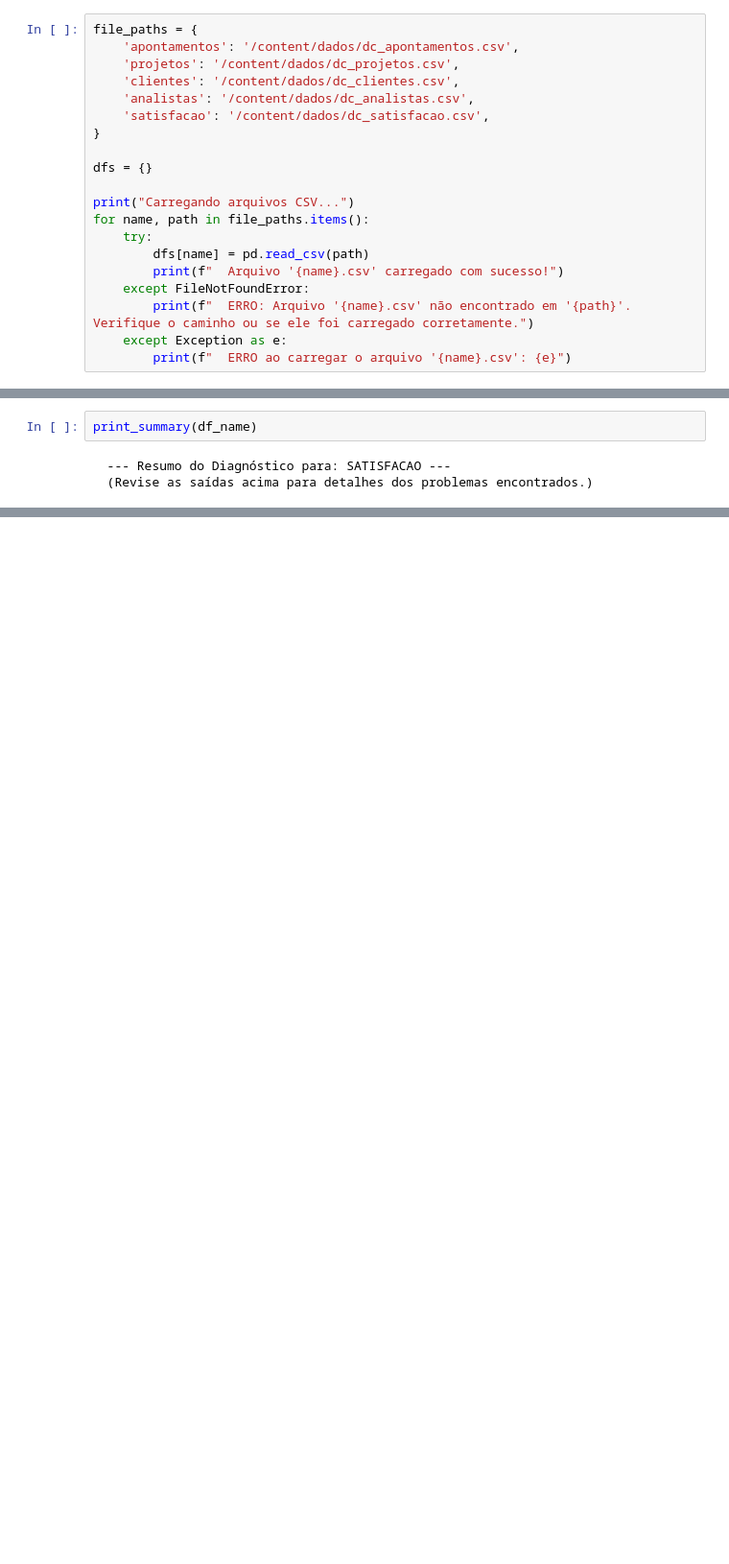
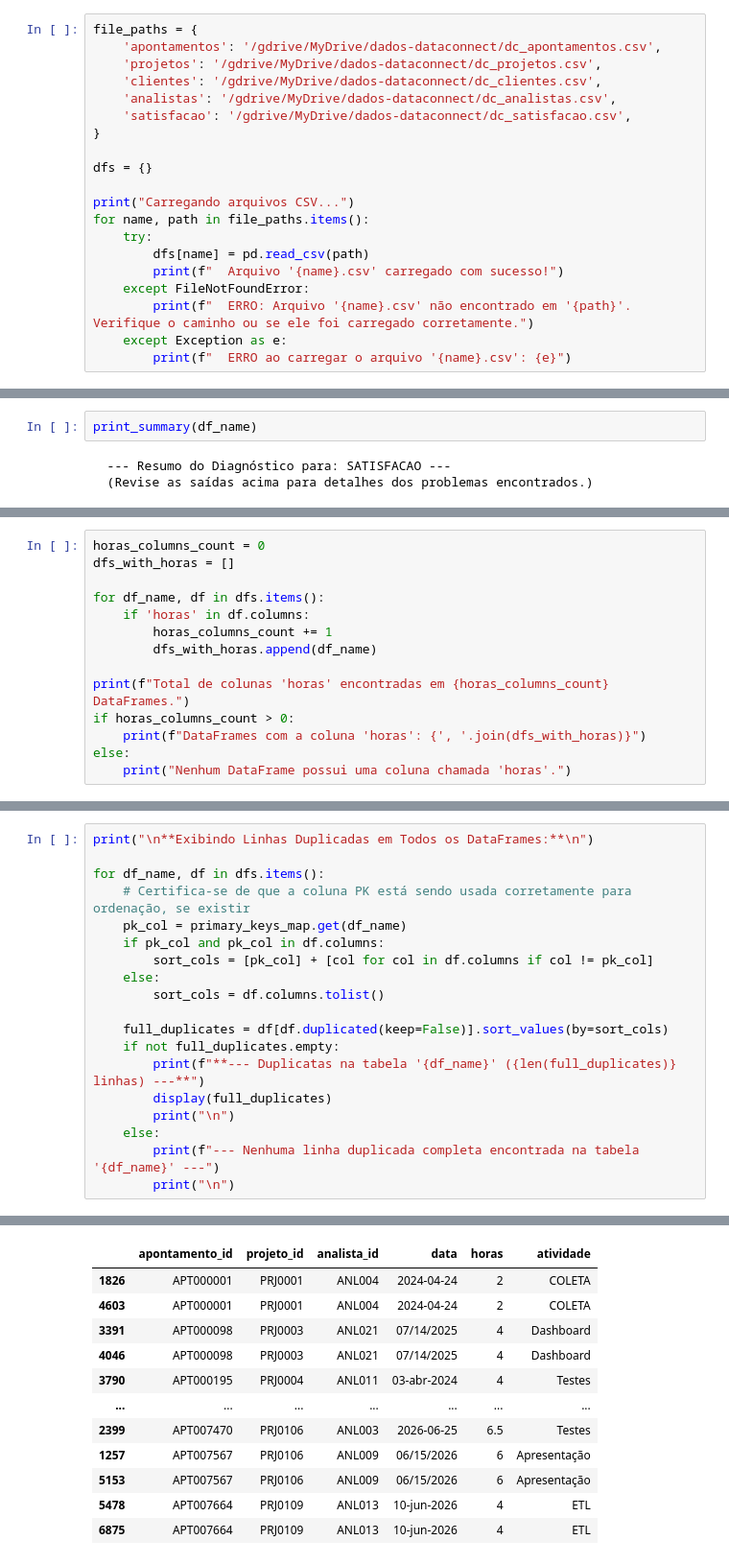
Before and after one commit to Carolaynebarret/DataConnect, a Jupyter notebook: Mini_Desafio_DataConnec.ipynb, the cells around one changed output, grey strips where cells are left out. Shown at 96% size. Cells and saved outputs as stored; diff of their text form; blank space fills up the shorter version.

Commit message:
Fix: ajuste visual Add: conexão ao drive

```diff
--- a/Mini_Desafio_DataConnec.ipynb
+++ b/Mini_Desafio_DataConnec.ipynb
@@ -21,10 +26,10 @@ Nesta seção, definimos os caminhos para os arquivos CSV e carregamos cada um d
 # %%
 file_paths = {
-    'apontamentos': '/content/dados/dc_apontamentos.csv',
-    'projetos': '/content/dados/dc_projetos.csv',
-    'clientes': '/content/dados/dc_clientes.csv',
-    'analistas': '/content/dados/dc_analistas.csv',
-    'satisfacao': '/content/dados/dc_satisfacao.csv',
+    'apontamentos': '/gdrive/MyDrive/dados-dataconnect/dc_apontamentos.csv',
+    'projetos': '/gdrive/MyDrive/dados-dataconnect/dc_projetos.csv',
+    'clientes': '/gdrive/MyDrive/dados-dataconnect/dc_clientes.csv',
+    'analistas': '/gdrive/MyDrive/dados-dataconnect/dc_analistas.csv',
+    'satisfacao': '/gdrive/MyDrive/dados-dataconnect/dc_satisfacao.csv',
 }
 
 dfs = {}
@@ -1884,0 +1864,14 @@ Vamos verificar a consistência entre as tabelas, garantindo que as chaves estra
+# %%
+horas_columns_count = 0
+dfs_with_horas = []
+
+for df_name, df in dfs.items():
+    if 'horas' in df.columns:
+        horas_columns_count += 1
+        dfs_with_horas.append(df_name)
+
+print(f"Total de colunas 'horas' encontradas em {horas_columns_count} DataFrames.")
+if horas_columns_count > 0:
+    print(f"DataFrames com a coluna 'horas': {', '.join(dfs_with_horas)}")
+else:
+    print("Nenhum DataFrame possui uma coluna chamada 'horas'.")
@@ -1884,0 +1883,20 @@ Vamos verificar a consistência entre as tabelas, garantindo que as chaves estra
+# %%
+print("\n**Exibindo Linhas Duplicadas em Todos os DataFrames:**\n")
+
+for df_name, df in dfs.items():
+    # Certifica-se de que a coluna PK está sendo usada corretamente para ordenação, se existir
+    pk_col = primary_keys_map.get(df_name)
+    if pk_col and pk_col in df.columns:
+        sort_cols = [pk_col] + [col for col in df.columns if col != pk_col]
+    else:
+        sort_cols = df.columns.tolist()
+
+    full_duplicates = df[df.duplicated(keep=False)].sort_values(by=sort_cols)
+    if not full_duplicates.empty:
+        print(f"**--- Duplicatas na tabela '{df_name}' ({len(full_duplicates)} linhas) ---**")
+        display(full_duplicates)
+        print("\n")
+    else:
+        print(f"--- Nenhuma linha duplicada completa encontrada na tabela '{df_name}' ---")
+        print("\n")
+# %% [output]
@@ -1884,0 +1906,12 @@ Vamos verificar a consistência entre as tabelas, garantindo que as chaves estra
+|  | apontamento_id | projeto_id | analista_id | data | horas | atividade |
+| 1826 | APT000001 | PRJ0001 | ANL004 | 2024-04-24 | 2 | COLETA |
+| 4603 | APT000001 | PRJ0001 | ANL004 | 2024-04-24 | 2 | COLETA |
+| 3391 | APT000098 | PRJ0003 | ANL021 | 07/14/2025 | 4 | Dashboard |
+| 4046 | APT000098 | PRJ0003 | ANL021 | 07/14/2025 | 4 | Dashboard |
+| 3790 | APT000195 | PRJ0004 | ANL011 | 03-abr-2024 | 4 | Testes |
+| ... | ... | ... | ... | ... | ... | ... |
+| 2399 | APT007470 | PRJ0106 | ANL003 | 2026-06-25 | 6.5 | Testes |
+| 1257 | APT007567 | PRJ0106 | ANL009 | 06/15/2026 | 6 | Apresentação |
+| 5153 | APT007567 | PRJ0106 | ANL009 | 06/15/2026 | 6 | Apresentação |
+| 5478 | APT007664 | PRJ0109 | ANL013 | 10-jun-2026 | 4 | ETL |
+| 6875 | APT007664 | PRJ0109 | ANL013 | 10-jun-2026 | 4 | ETL |
```
Also changed, not shown: parts of 153 cells of this notebook.
